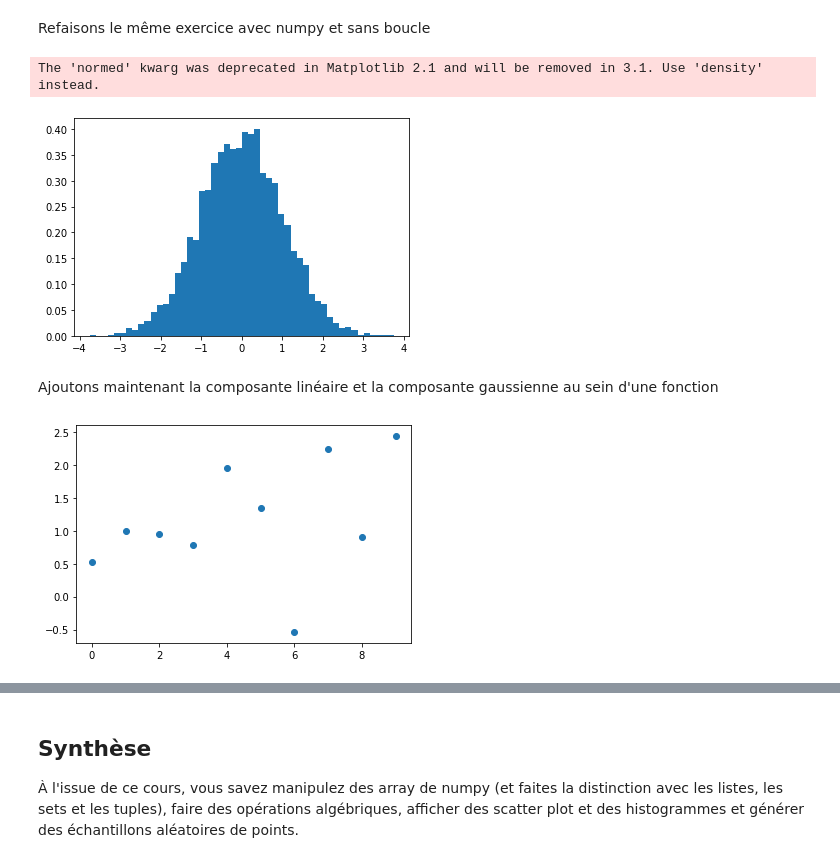
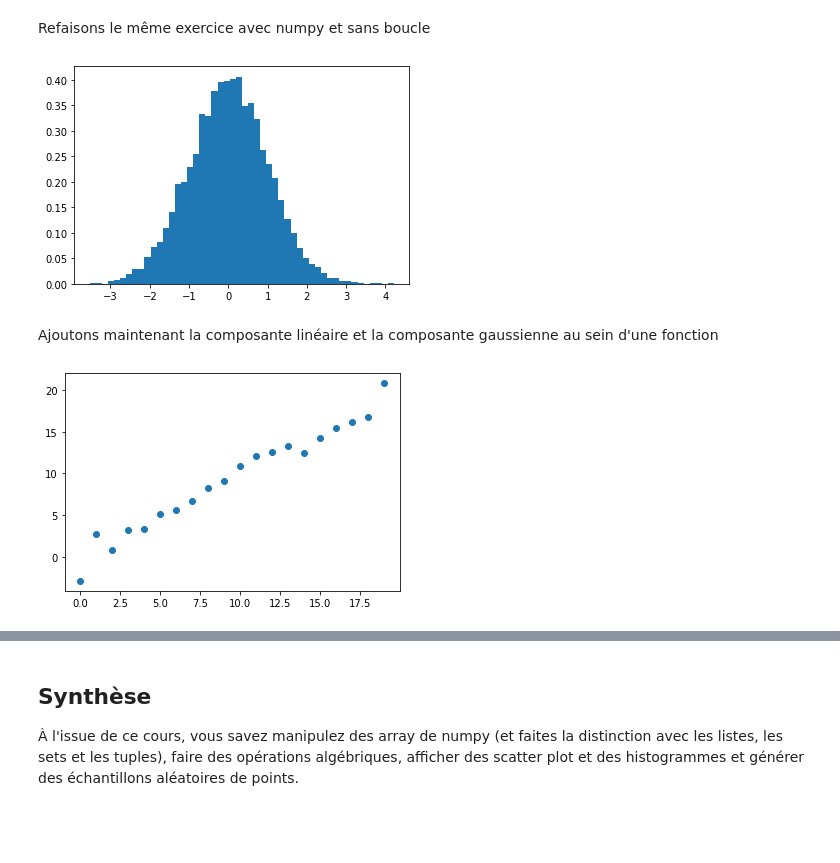
Before and after one commit to QuentinN42/villebon-charpak-5.2, a Jupyter notebook: Chp2/Numpy_Matplotlib.ipynb, the cells around one changed output, grey strips where cells are left out. Drawn from its saved outputs; the diff is of its cells as text; code cells hidden in the pictures; blank space fills up the shorter version.

```diff
--- a/Chp2/Numpy_Matplotlib.ipynb
+++ b/Chp2/Numpy_Matplotlib.ipynb
@@ -191,11 +201,14 @@ The 'normed' kwarg was deprecated in Matplotlib 2.1 and will be removed in 3.1.
 Refaisons le même exercice avec numpy et sans boucle
 # %%
 y_normal = np.random.normal(0,1,10000)
-plt.hist(y_normal, bins=50, normed=True)
-plt.show()
+
+del fig, ax
+
+fig, ax = plt.subplots()
+ax.hist(y_normal, bins=50, density=True)
+fig.show()
 # %% [output]
-The 'normed' kwarg was deprecated in Matplotlib 2.1 and will be removed in 3.1. Use 'density' instead.
-[figure, old version]
+[figure, new version]
 # %% [markdown]
 Ajoutons maintenant la composante linéaire et la composante gaussienne au sein d'une fonction
 # %%
@@ -214,8 +231,9 @@ def linear(x, params=(0,1)):
 # %%
+x = np.arange(0,20)
 plt.scatter(x, linear(x))
 plt.show()
 # %% [output]
-[figure, old version]
+[figure, new version]
 # %%
 plt.scatter(x, linear(x, (0,10)))
 plt.scatter(x, linear(x, (20,10)))
```
Also changed, not shown: parts of 9 cells of this notebook.
